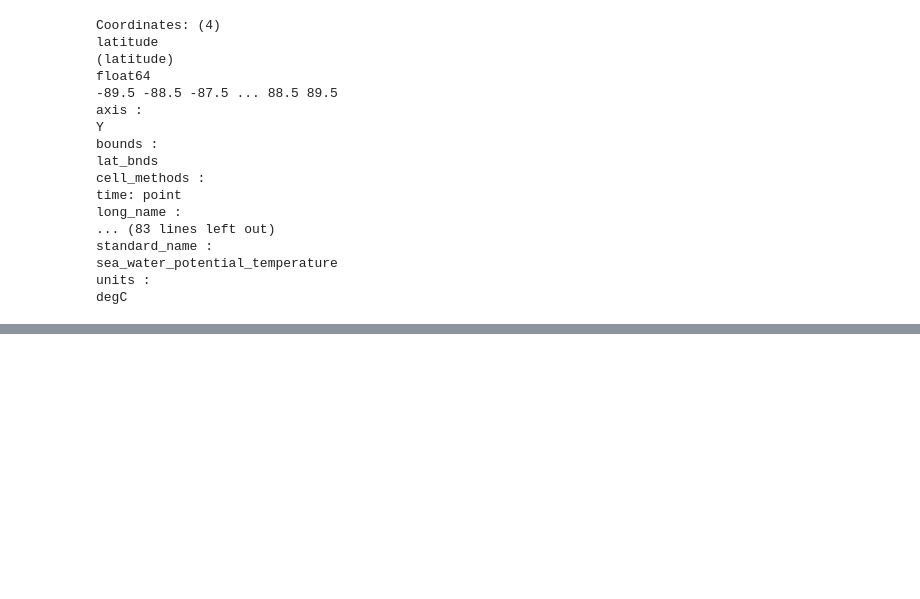
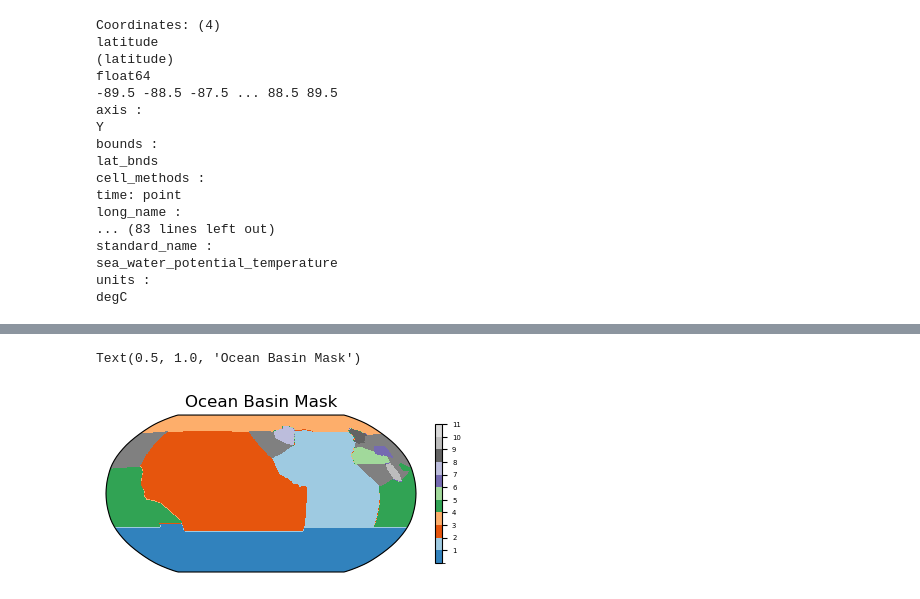
Before and after one commit to EES-3506-5506/Taboada_Final_G2, a Jupyter notebook: sea_water_potential_temp.ipynb, the cells around one changed output, grey strips where cells are left out. Saved outputs shown, nothing was run; the diff lists cells and outputs as text; code cells hidden in the pictures; blank space fills up the shorter version.

```diff
--- a/sea_water_potential_temp.ipynb
+++ b/sea_water_potential_temp.ipynb
@@ -17,6 +15,8 @@ import matplotlib.gridspec as gridspec
 # %%
 google_cloud_cmip6 = pd.read_csv('https://storage.googleapis.com/cmip6/cmip6-zarr-consolidated-stores.csv')
 gcs = gcsfs.GCSFileSystem(token='anon')
+# %%
+esm4_basins = xr.open_dataset('/home/ees_student/Taboada_Final_G2/EES3506_5506_Fall2023_Final_Project_G4/data/basins/esm4_basins_gr.nc').basins
 # %%
 thetao126 = google_cloud_cmip6.query("activity_id == 'ScenarioMIP' & source_id == 'GFDL-ESM4' & institution_id == 'NOAA-GFDL' & experiment_id == 'ssp126' & table_id == 'Omon' & member_id =='r1i1p1f1' & grid_label == 'gr' & variable_id == 'thetao'")
 # %%
@@ -137,0 +142,19 @@ plt.style.use("dark_background") ##dark background
+# %%
+subplot_kws = dict(projection=ccrs.Robinson(central_longitude=-120),facecolor='grey')
+
+plt.figure(figsize=[5,3])
+
+p = esm4_basins.plot.contourf(x='longitude',y='latitude',
+                         cmap='tab20c',
+                         vmin=0,vmax=11,levels=12,
+                         subplot_kws = subplot_kws,
+                         transform=ccrs.PlateCarree(),
+                         add_colorbar=False)
+
+# add separate colorbar
+cb = plt.colorbar(p, ticks=[1,2,3,4,5,6,7,8,9,10,11], shrink=0.6)
+cb.ax.tick_params(labelsize=5)
+plt.title('Ocean Basin Mask',fontsize=12)
+# %% [output]
+Text(0.5, 1.0, 'Ocean Basin Mask')
+[figure, added]
```
Also changed, not shown: parts of 9 cells of this notebook.
